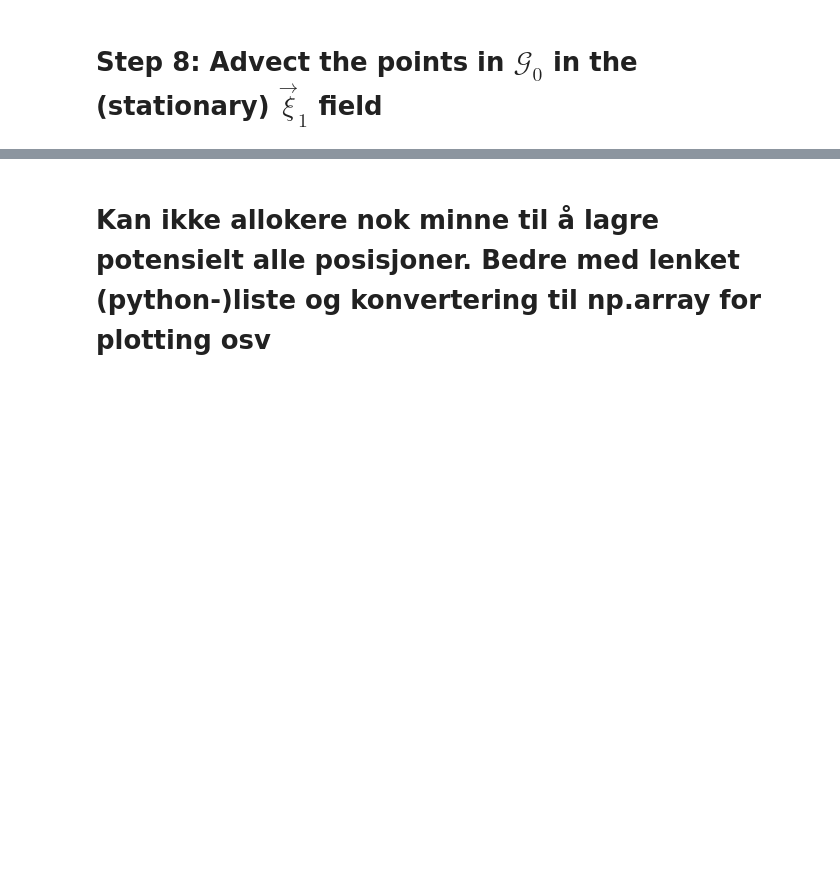
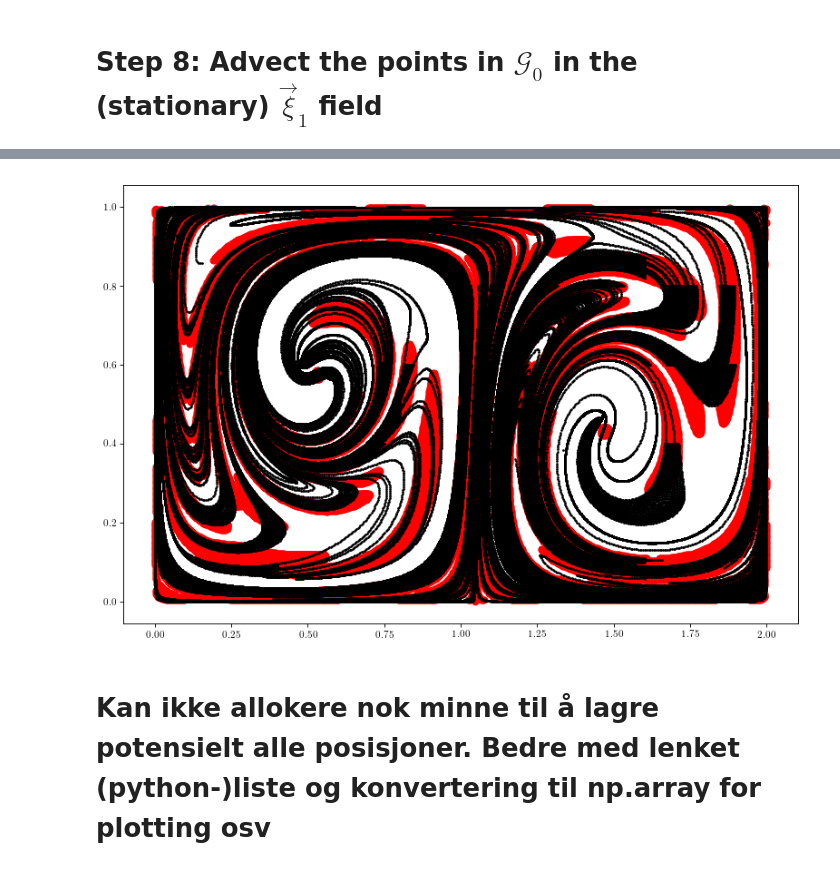
Before and after one commit to arnemagnus/physics_project, a Jupyter notebook: notebooks/doublegyre/variational_lcs.ipynb, the cells around one changed output, grey strips where cells are left out. Cells and saved outputs as stored; diff of their text form; code cells hidden in the pictures; blank space fills up the shorter version.

```diff
--- a/notebooks/doublegyre/variational_lcs.ipynb
+++ b/notebooks/doublegyre/variational_lcs.ipynb
@@ -789,3 +823,12 @@ plt.show()
+# %%
+plt.figure(figsize=(12,8),dpi=80)
+plt.scatter(pos_init[0,np.logical_and(mask_a,mask_b)], pos_init[1,np.logical_and(mask_a,mask_b)],c='r')
+for strainline in strainlines_backwards:
+    if strainline.long_enough(): #and not strainline.has_failed_continiously():
+        plt.scatter(strainline.entire_trajectory()[:,0],strainline.entire_trajectory()[:,1],s=2,c='k')
+plt.show()
+# %% [output]
+[figure, added]
 # %%
 plt.figure(figsize=(12,8),dpi=80)
 plt.scatter(g0[0],g0[1])
```
Also changed, not shown: parts of 13 cells of this notebook.
